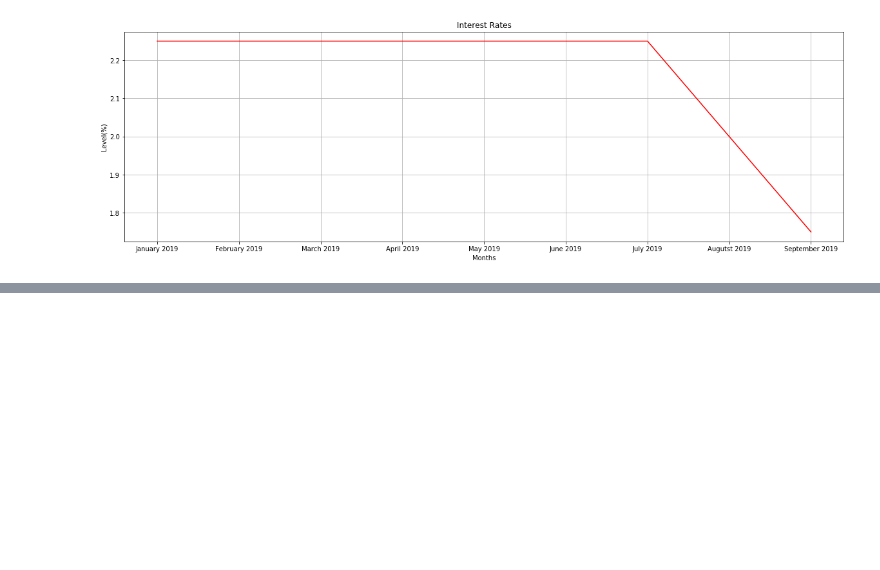
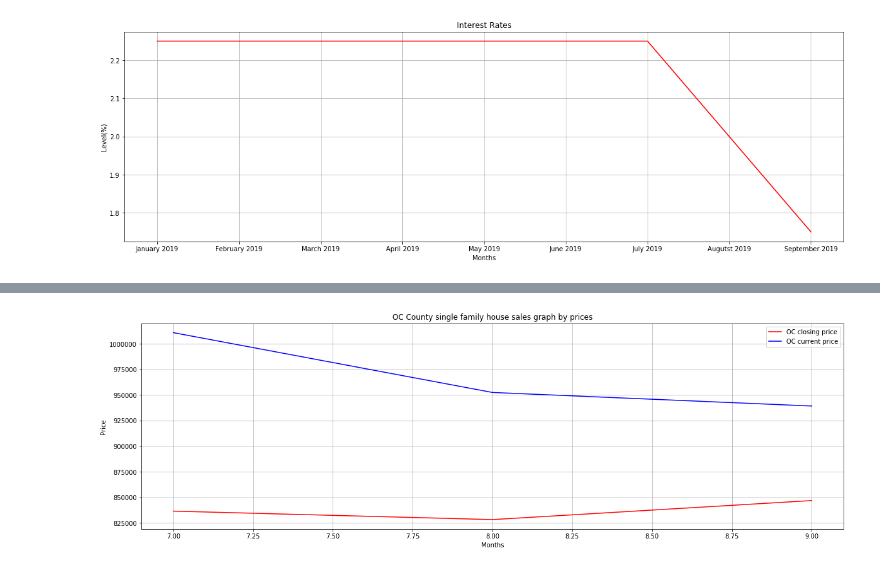
Before and after one commit to nickbatkhan/RealestateanalysisCA2019, a Jupyter notebook: Nurbol_branch.ipynb, the cells around one changed output, grey strips where cells are left out. Saved outputs shown, nothing was run; the diff lists cells and outputs as text; code cells hidden in the pictures; blank space fills up the shorter version.

```diff
--- a/Nurbol_branch.ipynb
+++ b/Nurbol_branch.ipynb
@@ -223,0 +241,15 @@ plt.grid()
+# %%
+#OC_county_closed_prices_sales_graph
+OC_df_closed_price = summer_closed_OC.groupby(["County ", "month"]).mean().reset_index()
+OC_df_current_price = summer_current_OC.groupby(["County", "month"]).mean().reset_index()
+
+figure(num=None, figsize=(20,6))
+plt.plot(OC_df_closed_price['month'], OC_df_closed_price["L/C Price"], color = "red", label = "OC closing price")
+plt.plot(OC_df_current_price['month'], OC_df_current_price["L/C Price"], color = "blue", label ="OC current price")
+plt.title("OC County single family house sales graph by prices")
+plt.legend(loc = "upper right")
+plt.xlabel("Months")
+plt.ylabel("Price")
+plt.grid()
+# %% [output]
+[figure, added]
```
Also changed, not shown: parts of 13 cells of this notebook.
